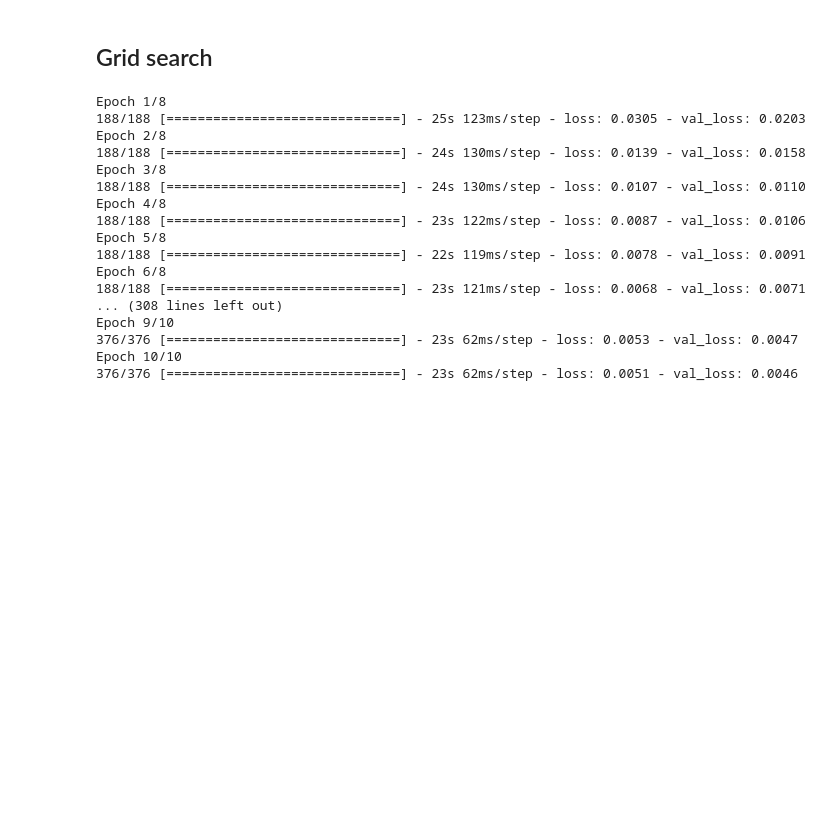
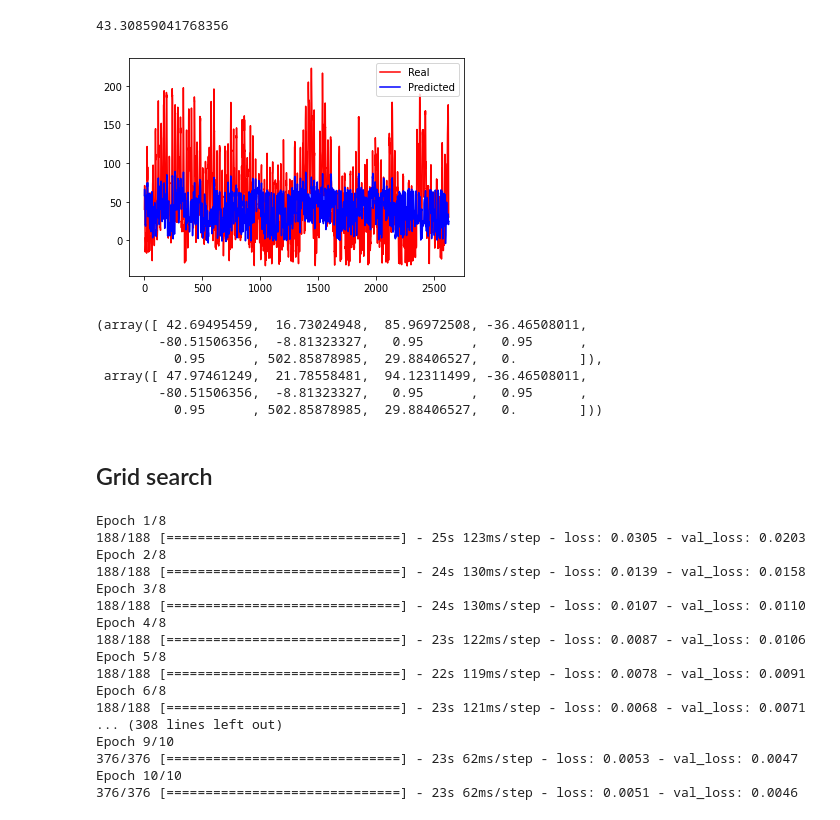
Before and after one commit to danielSbastos/power-grid-equivalence-ai, a Jupyter notebook: lstm.ipynb, the cells around one changed output. Saved outputs shown, nothing was run; the diff lists cells and outputs as text; code cells hidden in the pictures; blank space fills up the shorter version.

```diff
--- a/lstm.ipynb
+++ b/lstm.ipynb
@@ -223,3 +249,35 @@ original pot_ativa_inj_barramento11: [66.24799586 54.39864737 48.00403871 ... 72
+# %%
+def inverse_transform(testX, arrs):
+    zeros_padding = np.zeros(testX.shape[-1])
+    arrs_copies = list(map(lambda arr: np.concatenate((arr, zeros_padding)), arrs))
+    return scaler.inverse_transform(np.reshape(arrs_copies, (len(arrs), 12)))
+# %%
+predicted = inverse_transform(testX, prediction)
+# %%
+original = inverse_transform(testX, testY)
+# %%
+index = 1
+mean_absolute_error(original[:,index], predicted[:,index])
+# %% [output]
+43.30859041768356
+# %%
+def _plot(orig, pred):
+    plt.plot(orig, color = 'red', label = 'Real')
+    plt.plot(pred, color = 'blue', label = 'Predicted')
+    plt.legend()
+    plt.show()
+_plot(original[:,index], predicted[:,index])
+# %% [output]
+[figure, added]
+# %%
+original[45], predicted[45]
+# %% [output]
+(array([ 42.69495459,  16.73024948,  85.96972508, -36.46508011,
+        -80.51506356,  -8.81323327,   0.95      ,   0.95      ,
+          0.95      , 502.85878985,  29.88406527,   0.        ]),
+ array([ 47.97461249,  21.78558481,  94.12311499, -36.46508011,
+        -80.51506356,  -8.81323327,   0.95      ,   0.95      ,
+          0.95      , 502.85878985,  29.88406527,   0.        ]))
 # %% [markdown]
 ## Grid search
 # %%
```
Also changed, not shown: parts of 23 cells of this notebook, 9 other files.
